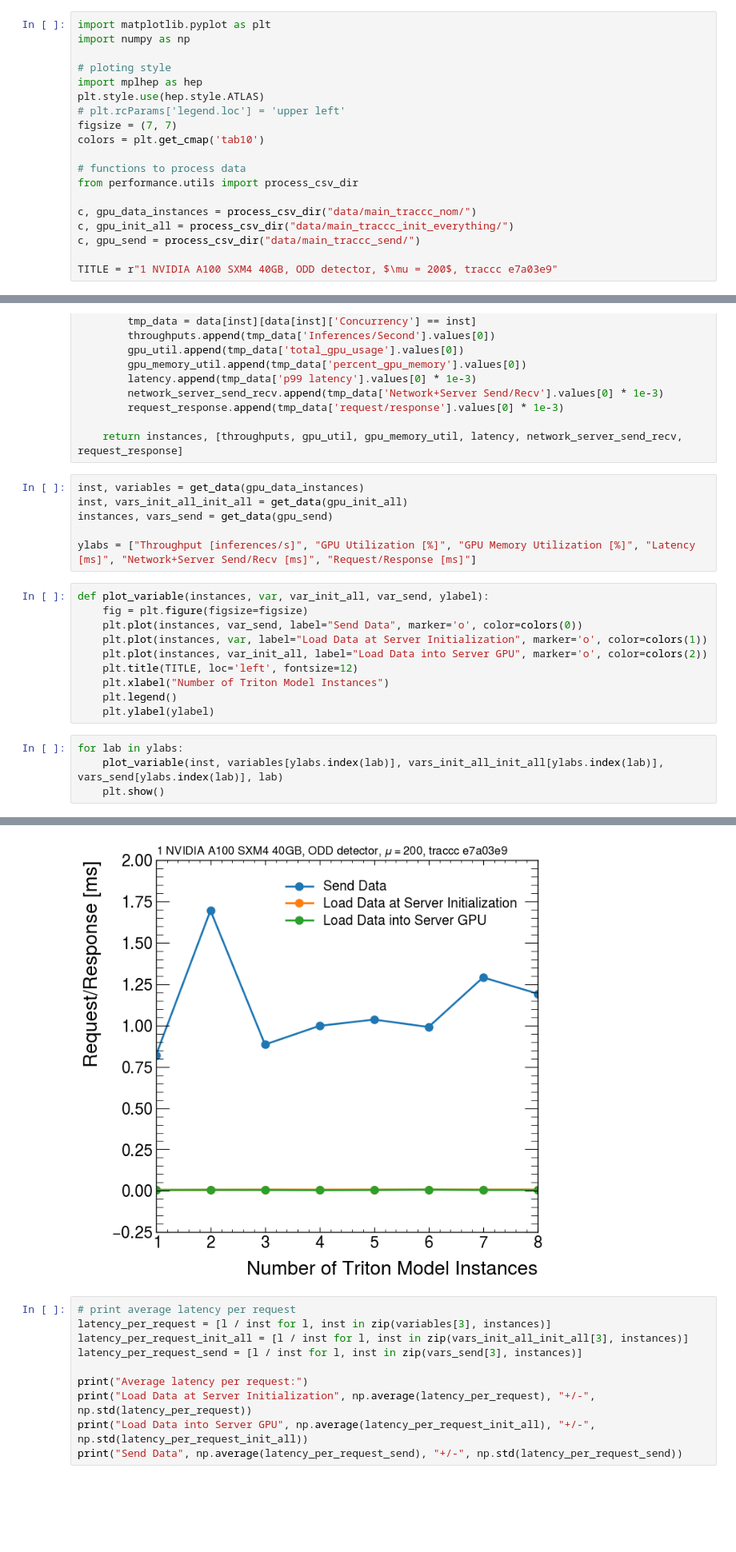
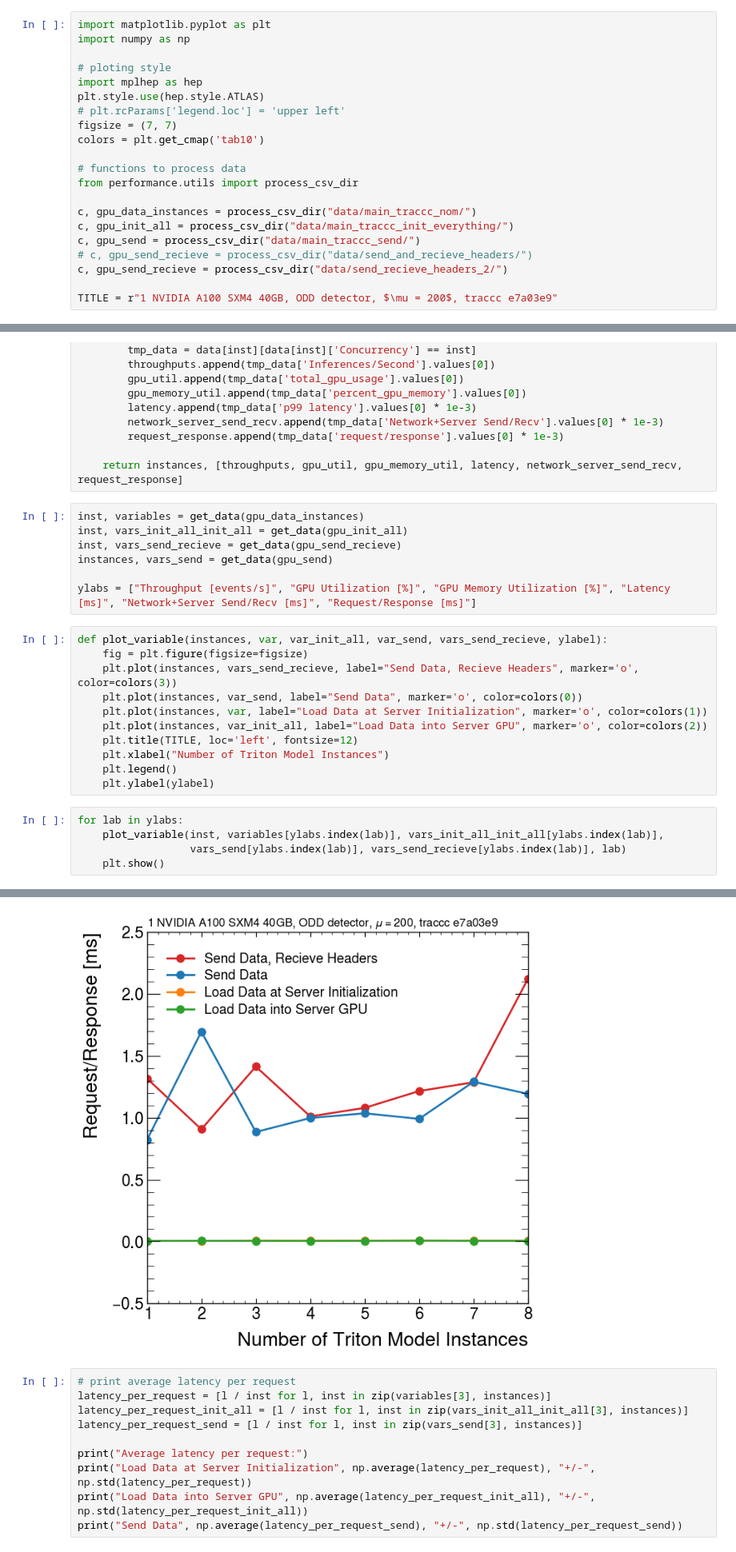
Before and after one commit to milescb/traccc-aaS-performance, a Jupyter notebook: plot_perf_compare.ipynb, the cells around one changed output, grey strips where cells are left out. Shown at 80% size. Saved outputs shown, nothing was run; the diff lists cells and outputs as text; blank space fills up the shorter version.

Commit message:
add error handeling, update performance plots

```diff
--- a/plot_perf_compare.ipynb
+++ b/plot_perf_compare.ipynb
@@ -15,6 +15,8 @@ from performance.utils import process_csv_dir
 c, gpu_data_instances = process_csv_dir("data/main_traccc_nom/")
 c, gpu_init_all = process_csv_dir("data/main_traccc_init_everything/")
 c, gpu_send = process_csv_dir("data/main_traccc_send/")
+# c, gpu_send_recieve = process_csv_dir("data/send_and_recieve_headers/")
+c, gpu_send_recieve = process_csv_dir("data/send_recieve_headers_2/")
 
 TITLE = r"1 NVIDIA A100 SXM4 40GB, ODD detector, $\mu = 200$, traccc e7a03e9"
 # %%
@@ -61,12 +63,14 @@ def get_data(data):
 # %%
 inst, variables = get_data(gpu_data_instances)
 inst, vars_init_all_init_all = get_data(gpu_init_all)
+inst, vars_send_recieve = get_data(gpu_send_recieve)
 instances, vars_send = get_data(gpu_send)
 
-ylabs = ["Throughput [inferences/s]", "GPU Utilization [%]", "GPU Memory Utilization [%]", "Latency [ms]", "Network+Server Send/Recv [ms]", "Request/Response [ms]"]
+ylabs = ["Throughput [events/s]", "GPU Utilization [%]", "GPU Memory Utilization [%]", "Latency [ms]", "Network+Server Send/Recv [ms]", "Request/Response [ms]"]
 # %%
-def plot_variable(instances, var, var_init_all, var_send, ylabel):
+def plot_variable(instances, var, var_init_all, var_send, vars_send_recieve, ylabel):
     fig = plt.figure(figsize=figsize)
+    plt.plot(instances, vars_send_recieve, label="Send Data, Recieve Headers", marker='o', color=colors(3))
     plt.plot(instances, var_send, label="Send Data", marker='o', color=colors(0))
     plt.plot(instances, var, label="Load Data at Server Initialization", marker='o', color=colors(1))
     plt.plot(instances, var_init_all, label="Load Data into Server GPU", marker='o', color=colors(2))
@@ -76,6 +80,7 @@ def plot_variable(instances, var, var_init_all, var_send, ylabel):
     plt.ylabel(ylabel)
 # %%
 for lab in ylabs:
-    plot_variable(inst, variables[ylabs.index(lab)], vars_init_all_init_all[ylabs.index(lab)], vars_send[ylabs.index(lab)], lab)
+    plot_variable(inst, variables[ylabs.index(lab)], vars_init_all_init_all[ylabs.index(lab)],
+                  vars_send[ylabs.index(lab)], vars_send_recieve[ylabs.index(lab)], lab)
     plt.show()
 # %% [output]
@@ -87,4 +92,4 @@ for lab in ylabs:
-[figure, old version]
+[figure, new version]
 # %%
 # print average latency per request
 latency_per_request = [l / inst for l, inst in zip(variables[3], instances)]
```
Also changed, not shown: parts of 1 cell of this notebook, 2 other files.
